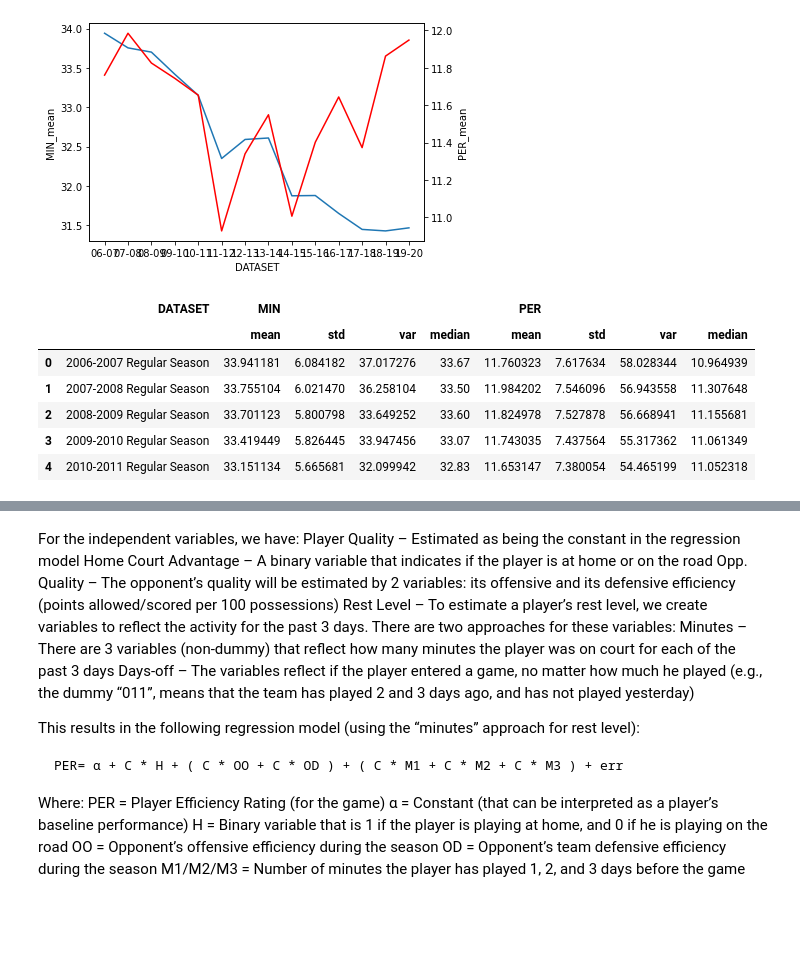
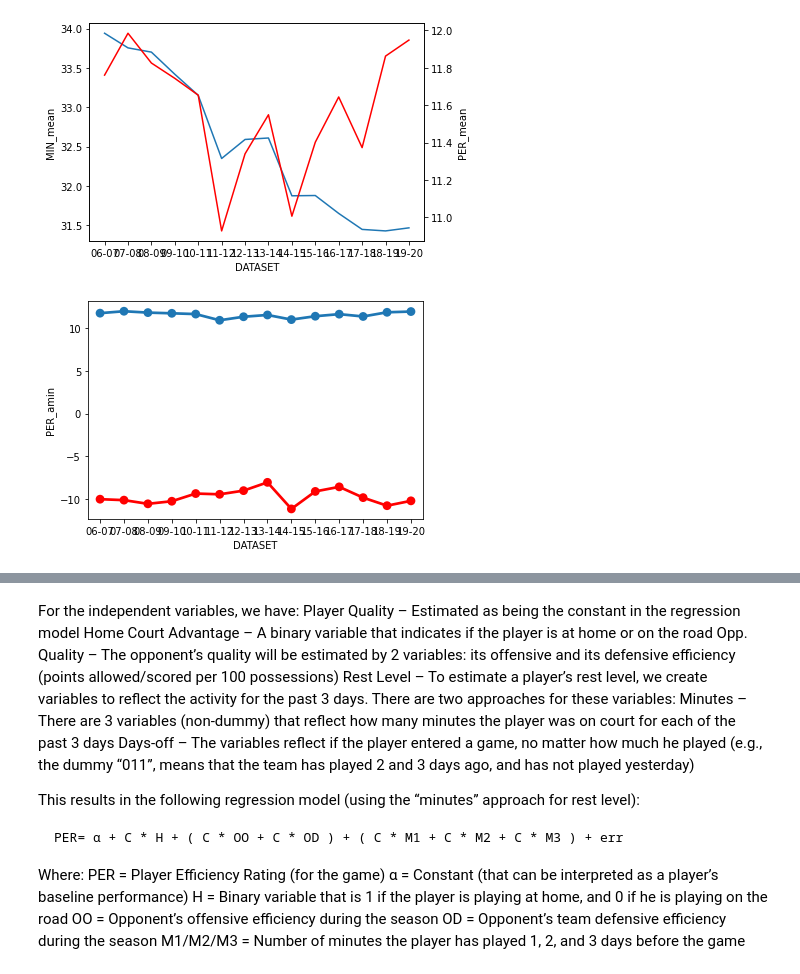
Before and after one commit to sebcl/sports_analytics_project, a Jupyter notebook: notebooks/analysis.ipynb, the cells around one changed output, grey strips where cells are left out. Saved outputs shown, nothing was run; the diff lists cells and outputs as text; code cells hidden in the pictures; blank space fills up the shorter version.

```diff
--- a/notebooks/analysis.ipynb
+++ b/notebooks/analysis.ipynb
@@ -133,17 +156,21 @@ sns.lineplot(data = df_hist_sum, x='DATASET', y='PER_mean', markers=True, dashes
 plt.show()
 # %% [output]
 [figure]
-# %%
-# PER
-#
-
-sns.lineplot(data = df_hist_sum,
-)
-# %% [output]
-|  | DATASET | MIN |  |  |  | PER |  |  |  |
-|  |  | mean | std | var | median | mean | std | var | median |
-| 0 | 2006-2007 Regular Season | 33.941181 | 6.084182 | 37.017276 | 33.67 | 11.760323 | 7.617634 | 58.028344 | 10.964939 |
-| 1 | 2007-2008 Regular Season | 33.755104 | 6.021470 | 36.258104 | 33.50 | 11.984202 | 7.546096 | 56.943558 | 11.307648 |
-| 2 | 2008-2009 Regular Season | 33.701123 | 5.800798 | 33.649252 | 33.60 | 11.824978 | 7.527878 | 56.668941 | 11.155681 |
-| 3 | 2009-2010 Regular Season | 33.419449 | 5.826445 | 33.947456 | 33.07 | 11.743035 | 7.437564 | 55.317362 | 11.061349 |
-| 4 | 2010-2011 Regular Season | 33.151134 | 5.665681 | 32.099942 | 32.83 | 11.653147 | 7.380054 | 54.465199 | 11.052318 |
+# %%
+# PER
+fig, ax = plt.subplots()
+sns.pointplot(
+    data = df_hist_sum,
+    x = 'DATASET',
+    y = 'PER_mean'
+)
+sns.pointplot(
+    data = df_hist_sum,
+    x = 'DATASET',
+    y = 'PER_amin',
+    color = 'red'
+)
+
+plt.show()
+# %% [output]
+[figure, added]
```
Also changed, not shown: parts of 6 cells of this notebook, 1 other file.
